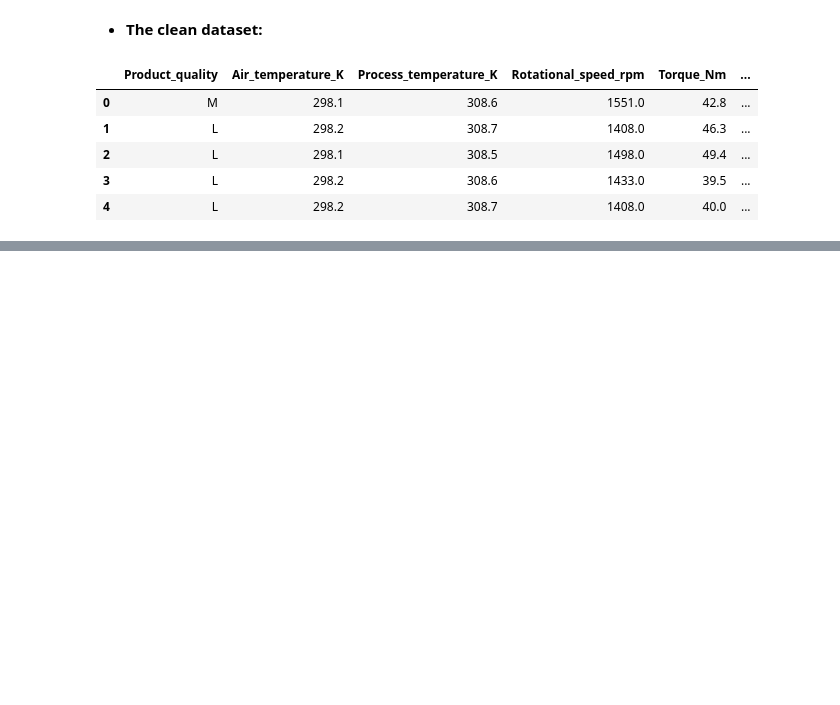
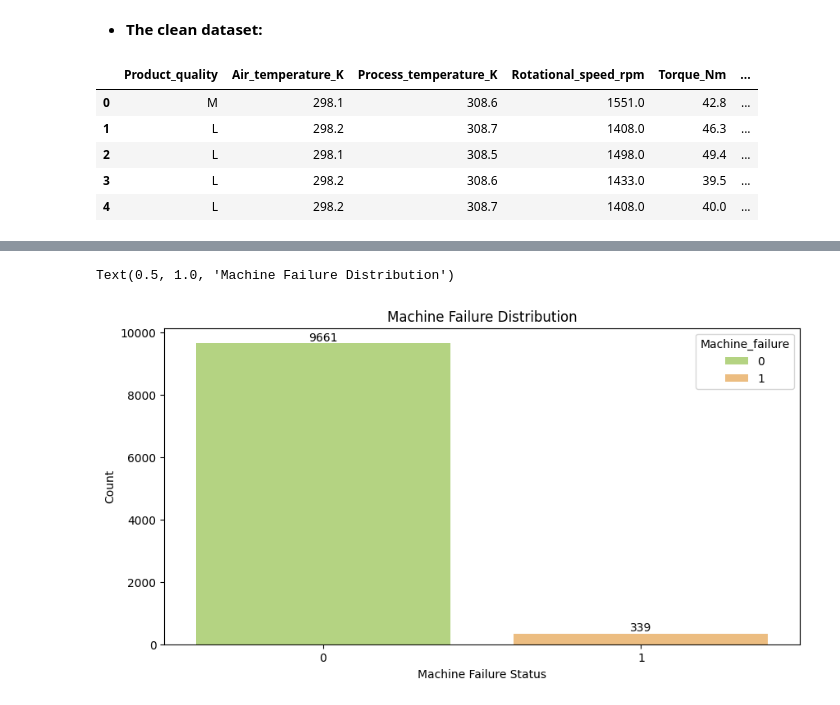
Before and after one commit to herrerovir/Predictive-maintenance-industrial-machinery, a Jupyter notebook: Predictive-maintenance-of-industrial-machinery.ipynb, the cells around one changed output, grey strips where cells are left out. Drawn from its saved outputs; the diff is of its cells as text; code cells hidden in the pictures; blank space fills up the shorter version.

```diff
--- a/Predictive-maintenance-of-industrial-machinery.ipynb
+++ b/Predictive-maintenance-of-industrial-machinery.ipynb
@@ -236,0 +295,11 @@ predictive_maintenance.head()
+# %%
+machine_failure_dist_graph = plt.figure(figsize = (10, 5))
+ax = sns.countplot(predictive_maintenance, x = "Machine_failure", hue = "Machine_failure", palette = "RdYlGn_r")
+for i in ax.containers:
+    ax.bar_label(i,)
+plt.xlabel("Machine Failure Status")
+plt.ylabel("Count")
+plt.title("Machine Failure Distribution", size = 12)
+# %% [output]
+Text(0.5, 1.0, 'Machine Failure Distribution')
+[figure, added]
```
Also changed, not shown: parts of 28 cells of this notebook.
